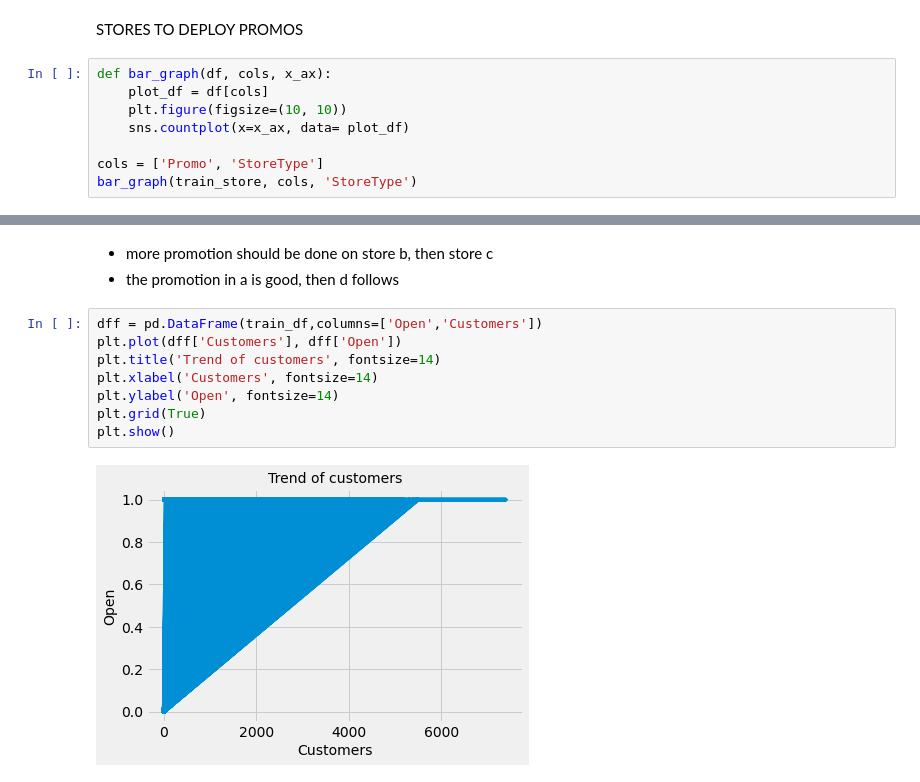
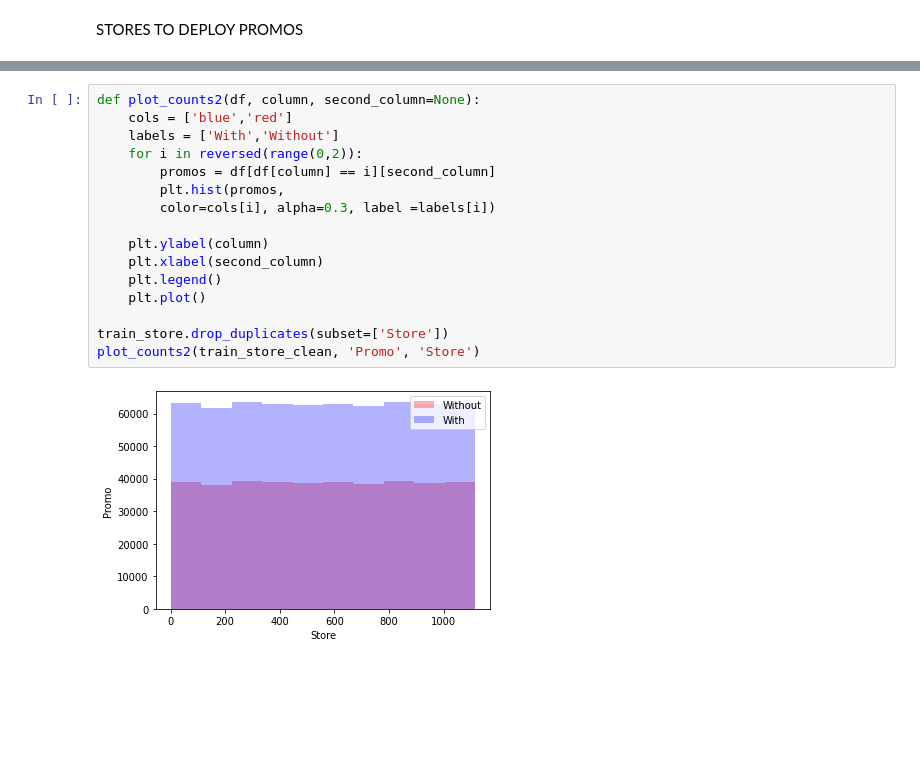
Before and after one commit to sel6/Rosmann_Pharmacy_prediction, a Jupyter notebook: notebooks/EDA.ipynb, the cells around one changed output, grey strips where cells are left out. Saved outputs shown, nothing was run; the diff lists cells and outputs as text; blank space fills up the shorter version.

```diff
--- a/notebooks/EDA.ipynb
+++ b/notebooks/EDA.ipynb
@@ -285,11 +300,3 @@ plt.show()
 * more customers are there with promotion than no promotion
 # %% [markdown]
 STORES TO DEPLOY PROMOS
-# %%
-def bar_graph(df, cols, x_ax):
-    plot_df = df[cols]
-    plt.figure(figsize=(10, 10))
-    sns.countplot(x=x_ax, data= plot_df)
-
-cols = ['Promo', 'StoreType']
-bar_graph(train_store, cols, 'StoreType')
@@ -298,13 +303,18 @@ bar_graph(train_store, cols, 'StoreType')
-# %% [markdown]
-* more promotion should be done on store b, then store c
-* the promotion in a is good, then d follows
-# %%
-dff = pd.DataFrame(train_df,columns=['Open','Customers'])
-plt.plot(dff['Customers'], dff['Open'])
-plt.title('Trend of customers', fontsize=14)
-plt.xlabel('Customers', fontsize=14)
-plt.ylabel('Open', fontsize=14)
-plt.grid(True)
-plt.show()
-# %% [output]
-[figure, removed]
+# %%
+def plot_counts2(df, column, second_column=None):
+    cols = ['blue','red']
+    labels = ['With','Without']
+    for i in reversed(range(0,2)):
+        promos = df[df[column] == i][second_column]
+        plt.hist(promos,
+        color=cols[i], alpha=0.3, label =labels[i])
+
+    plt.ylabel(column)
+    plt.xlabel(second_column)
+    plt.legend()
+    plt.plot()
+
+train_store.drop_duplicates(subset=['Store'])
+plot_counts2(train_store_clean, 'Promo', 'Store')
+# %% [output]
+[figure, added]
```
Also changed, not shown: parts of 20 cells of this notebook.
